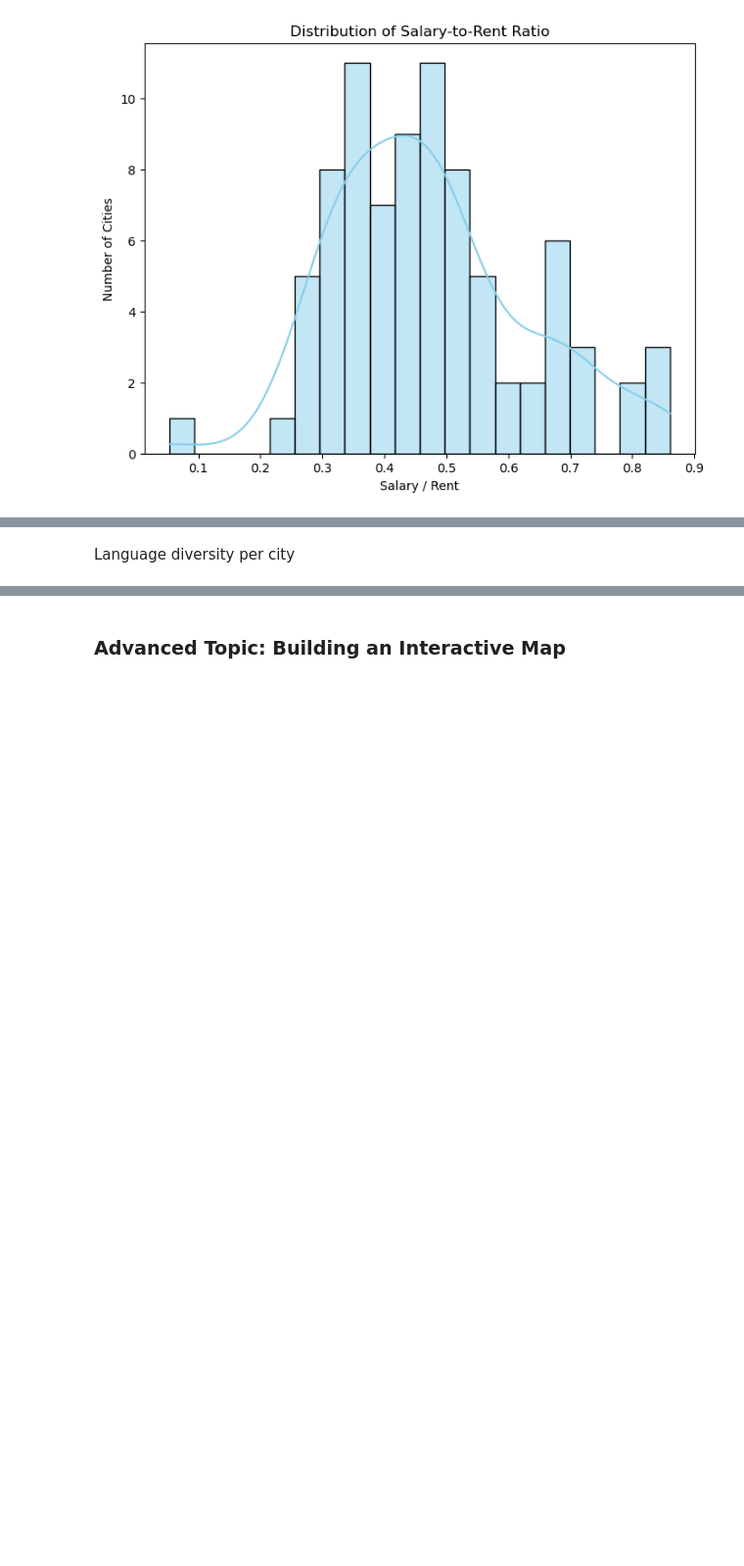
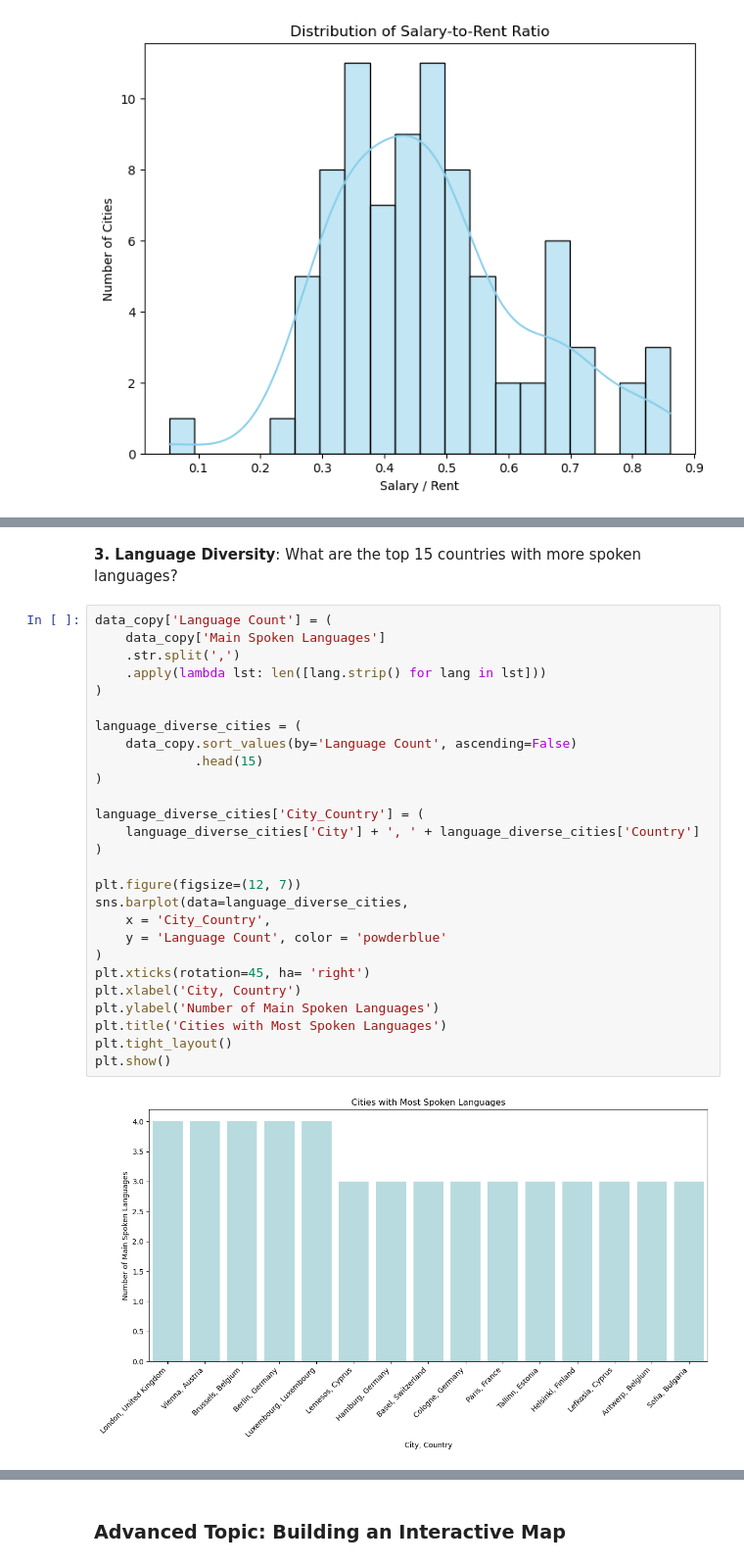
Before and after one commit to amdbsilva/Programming-for-Data-Science-Project, a Jupyter notebook: PDS_project_8_novembro.ipynb, the cells around one changed output, grey strips where cells are left out. Shown at 98% size. Cells and saved outputs as stored; diff of their text form; blank space fills up the shorter version.

```diff
--- a/PDS_project_8_novembro.ipynb
+++ b/PDS_project_8_novembro.ipynb
@@ -525,2 +557,31 @@ Alguma coisa a ver com se a population é youthful ou não
 # %% [markdown]
-Language diversity per city
+**3. Language Diversity**: What are the top 15 countries with more spoken languages?
+# %%
+data_copy['Language Count'] = (
+    data_copy['Main Spoken Languages']
+    .str.split(',')
+    .apply(lambda lst: len([lang.strip() for lang in lst]))
+)
+
+language_diverse_cities = (
+    data_copy.sort_values(by='Language Count', ascending=False)
+             .head(15)
+)
+
+language_diverse_cities['City_Country'] = (
+    language_diverse_cities['City'] + ', ' + language_diverse_cities['Country']
+)
+
+plt.figure(figsize=(12, 7))
+sns.barplot(data=language_diverse_cities,
+    x = 'City_Country',
+    y = 'Language Count', color = 'powderblue'
+)
+plt.xticks(rotation=45, ha= 'right')
+plt.xlabel('City, Country')
+plt.ylabel('Number of Main Spoken Languages')
+plt.title('Cities with Most Spoken Languages')
+plt.tight_layout()
+plt.show()
+# %% [output]
+[figure, added]
```
Also changed, not shown: parts of 11 cells of this notebook.
